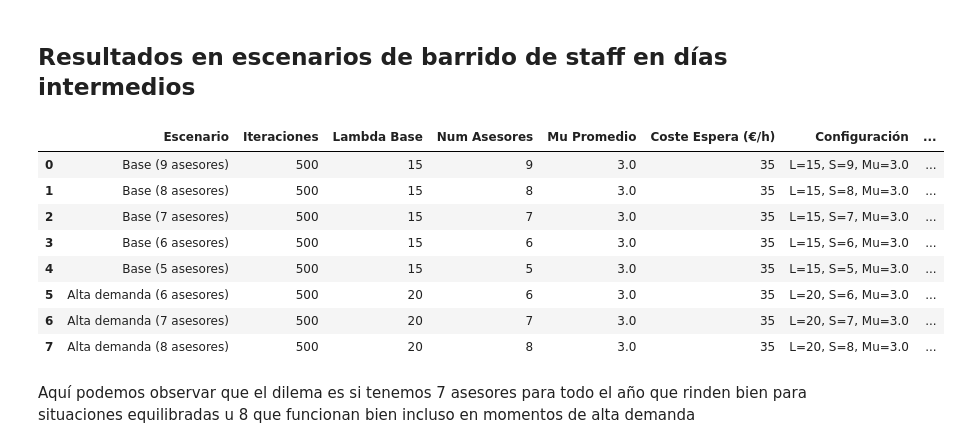
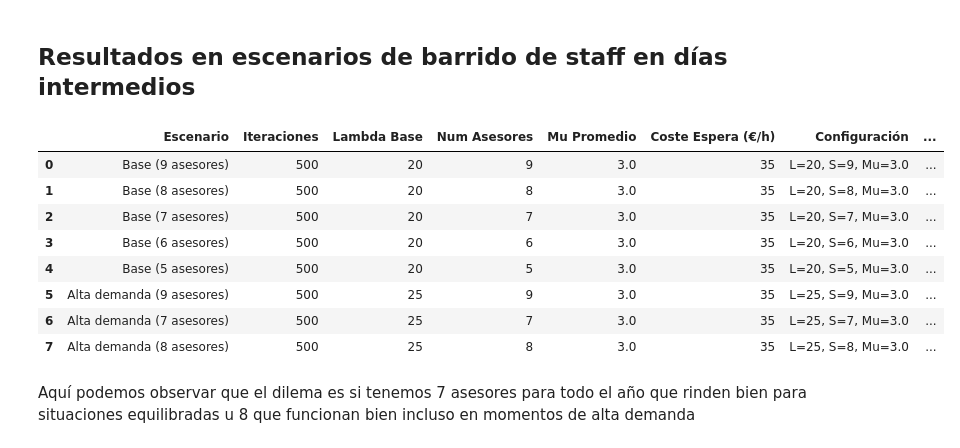
Before and after one commit to jairosdc/queue-staffing-optimization, a Jupyter notebook: Analisis_de_dataset.ipynb, the cells around one changed output. Cells and saved outputs as stored; diff of their text form; code cells hidden in the pictures.

Commit message:
establecidos los datos según dos datasets con los pesos incluidos y todo, a falta de rehcaer los experimentos pero con mas asesores

```diff
--- a/Analisis_de_dataset.ipynb
+++ b/Analisis_de_dataset.ipynb
@@ -128,7 +298,7 @@ def simulacion_total(n_iteraciones, lambda_base, pesos, lista_asesores, coste_es
         "Coste Salarios (€/día)": coste_fijo_asesores,
         "Coste Espera Medio (€/día)": round(np.mean(record_costes_espera), 2),
         "Coste Total Medio (€/día)": round(coste_fijo_asesores + np.mean(record_costes_espera), 2),
-        "Factor de utilización medio": rho
+        "Factor de utilización medio": round(rho, 2)
     }
 
 def registrar_experimento(nombre_escenario, n_iteraciones, lambda_base, pesos, lista_asesores, coste_wait_h):
@@ -316,47 +486,48 @@ config_asesores_8_junior = [
 ## Resultados en escenarios de barrido de staff en días intermedios
 # %%
 experimentos1 = []
-pesos_dia = [1.3, 1.2, 1.0, 0.7, 1.0, 1.3, 1.2, 0.8] # 8 horas
+pesos_dia = [0.8, 1.2, 1.4, 1.1, 0.7, 0.6, 1.2, 1.1, 1.0, 0.9]
+iteraciones = 500
+l
 
 # Escenario 1
-experimentos1.append(registrar_experimento("Base (9 asesores)", 500, 15, pesos_dia, config_asesores_9, 35))
+experimentos1.append(registrar_experimento("Base (9 asesores)", iteraciones, 20, pesos_dia, config_asesores_9, 35))
 
 # Escenario 2
-experimentos1.append(registrar_experimento("Base (8 asesores)", 500, 15, pesos_dia, config_asesores_8, 35))
+experimentos1.append(registrar_experimento("Base (8 asesores)", iteraciones, 20, pesos_dia, config_asesores_8, 35))
 
 # Escenario 3
-experimentos1.append(registrar_experimento("Base (7 asesores)", 500, 15, pesos_dia, config_asesores_7, 35))
+experimentos1.append(registrar_experimento("Base (7 asesores)", iteraciones, 20, pesos_dia, config_asesores_7, 35))
 
 # Escenario 4
-experimentos1.append(registrar_experimento("Base (6 asesores)", 500, 15, pesos_dia, config_asesores_6, 35))
+experimentos1.append(registrar_experimento("Base (6 asesores)", iteraciones, 20, pesos_dia, config_asesores_6, 35))
 
 # Escenario 5
-experimentos1.append(registrar_experimento("Base (5 asesores)", 500, 15, pesos_dia, config_asesores_5, 35))
+experimentos1.append(registrar_experimento("Base (5 asesores)", iteraciones, 20, pesos_dia, config_asesores_5, 35))
 
 # Escenario 6
-experimentos1.append(registrar_experimento("Alta demanda (6 asesores)", 500, 20, pesos_dia, config_asesores_6, 35))
+experimentos1.append(registrar_experimento("Alta demanda (9 asesores)", iteraciones, 25, pesos_dia, config_asesores_9, 35))
 
 # Escenario 7
-experimentos1.append(registrar_experimento("Alta demanda (7 asesores)", 500, 20, pesos_dia, config_asesores_7, 35))
+experimentos1.append(registrar_experimento("Alta demanda (7 asesores)", iteraciones, 25, pesos_dia, config_asesores_7, 35))
 
 # Escenario 8
-experimentos1.append(registrar_experimento("Alta demanda (8 asesores)", 500, 20, pesos_dia, config_asesores_8, 35))
+experimentos1.append(registrar_experimento("Alta demanda (8 asesores)", iteraciones, 25, pesos_dia, config_asesores_8, 35))
 
 # Consolidamos todo en el DataFrame maestro
 df_barrido_staff = pd.concat(experimentos1, ignore_index=True)
 
-# Ahora puedes ver todo limpio
 display(df_barrido_staff)
 # %% [output]
 |  | Escenario | Iteraciones | Lambda Base | Num Asesores | Mu Promedio | Coste Espera (€/h) | Configuración | ... |
-| 0 | Base (9 asesores) | 500 | 15 | 9 | 3.0 | 35 | L=15, S=9, Mu=3.0 | ... |
-| 1 | Base (8 asesores) | 500 | 15 | 8 | 3.0 | 35 | L=15, S=8, Mu=3.0 | ... |
-| 2 | Base (7 asesores) | 500 | 15 | 7 | 3.0 | 35 | L=15, S=7, Mu=3.0 | ... |
-| 3 | Base (6 asesores) | 500 | 15 | 6 | 3.0 | 35 | L=15, S=6, Mu=3.0 | ... |
-| 4 | Base (5 asesores) | 500 | 15 | 5 | 3.0 | 35 | L=15, S=5, Mu=3.0 | ... |
-| 5 | Alta demanda (6 asesores) | 500 | 20 | 6 | 3.0 | 35 | L=20, S=6, Mu=3.0 | ... |
-| 6 | Alta demanda (7 asesores) | 500 | 20 | 7 | 3.0 | 35 | L=20, S=7, Mu=3.0 | ... |
-| 7 | Alta demanda (8 asesores) | 500 | 20 | 8 | 3.0 | 35 | L=20, S=8, Mu=3.0 | ... |
+| 0 | Base (9 asesores) | 500 | 20 | 9 | 3.0 | 35 | L=20, S=9, Mu=3.0 | ... |
+| 1 | Base (8 asesores) | 500 | 20 | 8 | 3.0 | 35 | L=20, S=8, Mu=3.0 | ... |
+| 2 | Base (7 asesores) | 500 | 20 | 7 | 3.0 | 35 | L=20, S=7, Mu=3.0 | ... |
+| 3 | Base (6 asesores) | 500 | 20 | 6 | 3.0 | 35 | L=20, S=6, Mu=3.0 | ... |
+| 4 | Base (5 asesores) | 500 | 20 | 5 | 3.0 | 35 | L=20, S=5, Mu=3.0 | ... |
+| 5 | Alta demanda (9 asesores) | 500 | 25 | 9 | 3.0 | 35 | L=25, S=9, Mu=3.0 | ... |
+| 6 | Alta demanda (7 asesores) | 500 | 25 | 7 | 3.0 | 35 | L=25, S=7, Mu=3.0 | ... |
+| 7 | Alta demanda (8 asesores) | 500 | 25 | 8 | 3.0 | 35 | L=25, S=8, Mu=3.0 | ... |
 # %% [markdown]
 Aquí podemos observar que el dilema es si tenemos 7 asesores para todo el año que rinden bien para situaciones equilibradas u 8 que funcionan bien incluso en momentos de alta demanda
 # %% [markdown]
```
Also changed, not shown: parts of 22 cells of this notebook.
